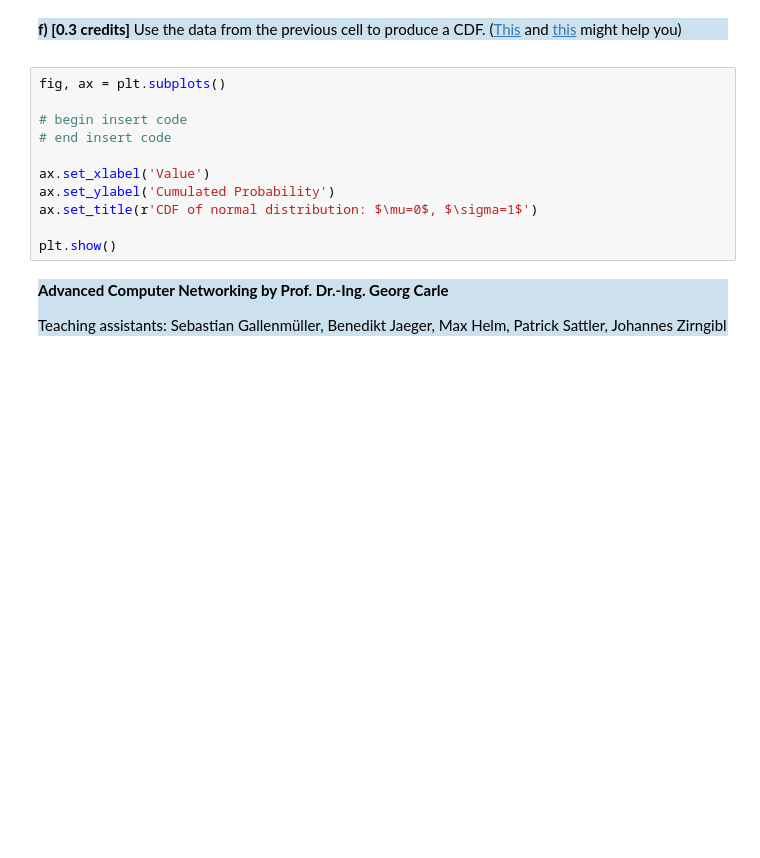
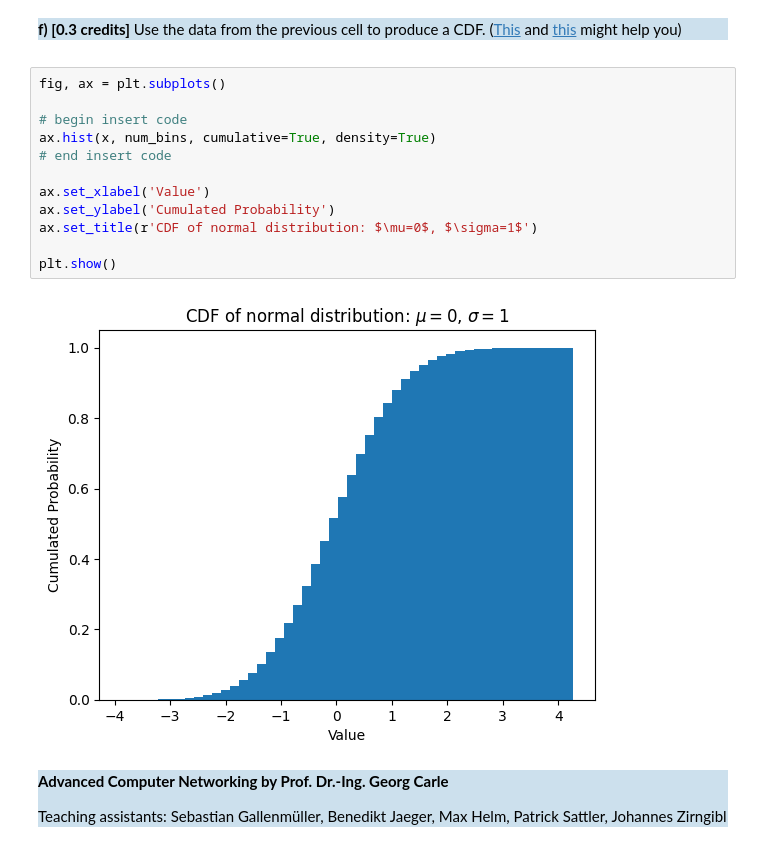
Before and after one commit to simonpannek/quic-interop-rust, a Jupyter notebook: tutorial/tutorial1/tutorial1.ipynb, the cells around one changed output. Cells and saved outputs as stored; diff of their text form; blank space fills up the shorter version.

```diff
--- a/tutorial/tutorial1/tutorial1.ipynb
+++ b/tutorial/tutorial1/tutorial1.ipynb
@@ -266,14 +336,17 @@ Use the data from the previous cell to produce a CDF.
 # %%
 fig, ax = plt.subplots()
 
 # begin insert code
+ax.hist(x, num_bins, cumulative=True, density=True)
 # end insert code
 
 ax.set_xlabel('Value')
 ax.set_ylabel('Cumulated Probability')
 ax.set_title(r'CDF of normal distribution: $\mu=0$, $\sigma=1$')
 
 plt.show()
+# %% [output]
+[figure, added]
 # %% [markdown]
 <div style="background-color:rgba(100, 160, 200, 0.33);">
 <p><b>Advanced Computer Networking by Prof. Dr.-Ing. Georg Carle</b></p>
```
Also changed, not shown: parts of 12 cells of this notebook.
